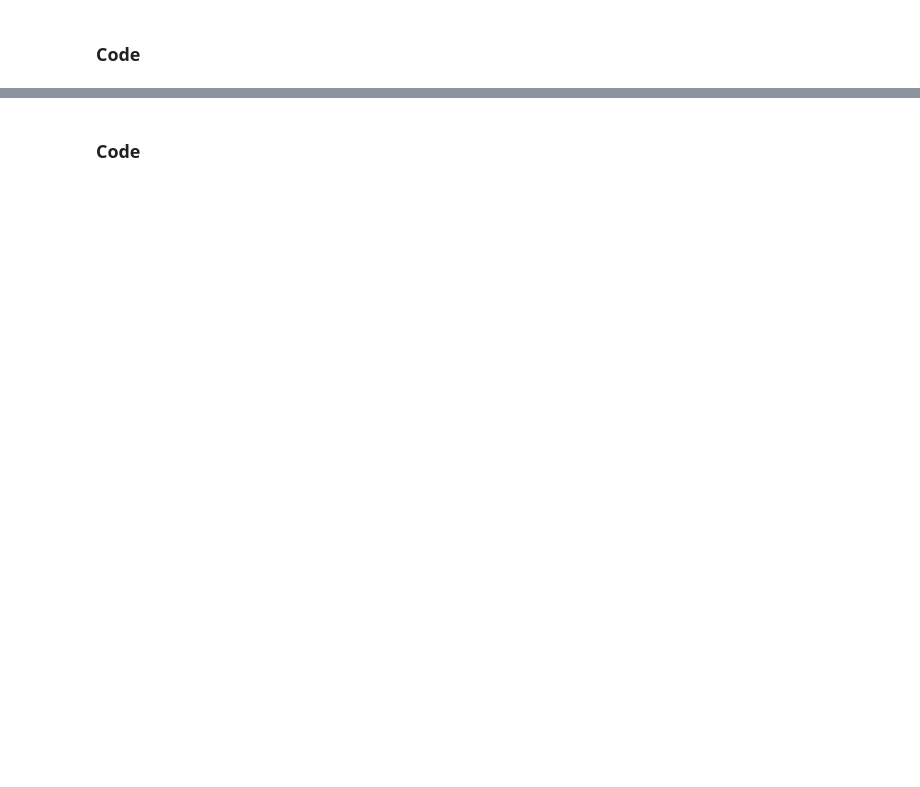
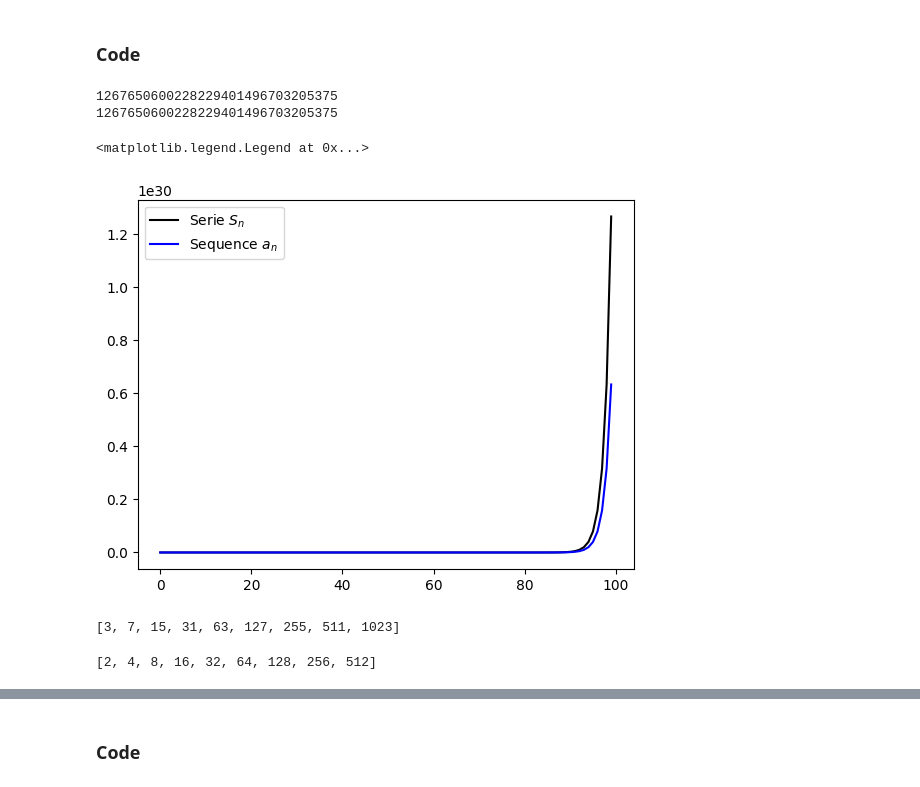
Before and after one commit to JuanLara18/AlgorithmsUN2023I, a Jupyter notebook: Lab5/jlaraGroup15ArithmeticSeriesGeometricSeriesPowerSums.ipynb, the cells around one changed output, grey strips where cells are left out. Cells and saved outputs as stored; diff of their text form; code cells hidden in the pictures; blank space fills up the shorter version.

```diff
--- a/Lab5/jlaraGroup15ArithmeticSeriesGeometricSeriesPowerSums.ipynb
+++ b/Lab5/jlaraGroup15ArithmeticSeriesGeometricSeriesPowerSums.ipynb
@@ -224,10 +71,0 @@ $$ 9, 16, 23, 30, 37, \ldots$$
-# %%
-n = 12500000
-a = 9
-d = 7
-S_n = 0
-for i in range(1,n+1):
-  a_n = a + d * (i-1)
-  S_n = S_n + a_n
-
-print(S_n)
@@ -240,14 +79,0 @@ n*(2*a +d*(n-1))/2
-# %%
-import matplotlib.pyplot as plt
-
-Serie_S_n=[]
-Sequence_a_n =[]
-for i in range(1,n+1):
-  a_n = a + d * (i-1)
-  S_n = S_n + a_n
-  Serie_S_n.append(S_n)
-  Sequence_a_n.append(a_n)
-
-plt.plot(Serie_S_n, color='black',label='Serie_S_n')
-plt.plot(Sequence_a_n, color='red',label='Sequence_a_n')
-plt.legend()
@@ -349,6 +169,40 @@ $$
 $$
 # %% [markdown]
 ### Code
+# %%
+L = 20
+S_n = 0
+r = 2
+Serie_S_n3 = []
+Sequence_a_n3 = []
+
+for i in range(n):
+  a_n = r**i
+  S_n = S_n + a_n
+  Serie_S_n3.append(S_n)
+  Sequence_a_n3.append(a_n)
+
+print(S_n)
+
+print(2**n - 1)
+# %% [output]
+1267650600228229401496703205375
+1267650600228229401496703205375
+# %%
+plt.plot(Serie_S_n3, color='black',label=r'Serie $S_n$')
+plt.plot(Sequence_a_n3, color='blue',label=r'Sequence $a_n$')
+plt.legend()
+# %% [output]
+<matplotlib.legend.Legend at 0x...>
+[figure, added]
+# %%
+Serie_S_n3[1:10]
+# %% [output]
+[3, 7, 15, 31, 63, 127, 255, 511, 1023]
+# %%
+Sequence_a_n3[1:10]
+# %% [output]
+[2, 4, 8, 16, 32, 64, 128, 256, 512]
 # %% [markdown]
 ## Zenon Arrow
 
```
Also changed, not shown: parts of 41 cells of this notebook.
